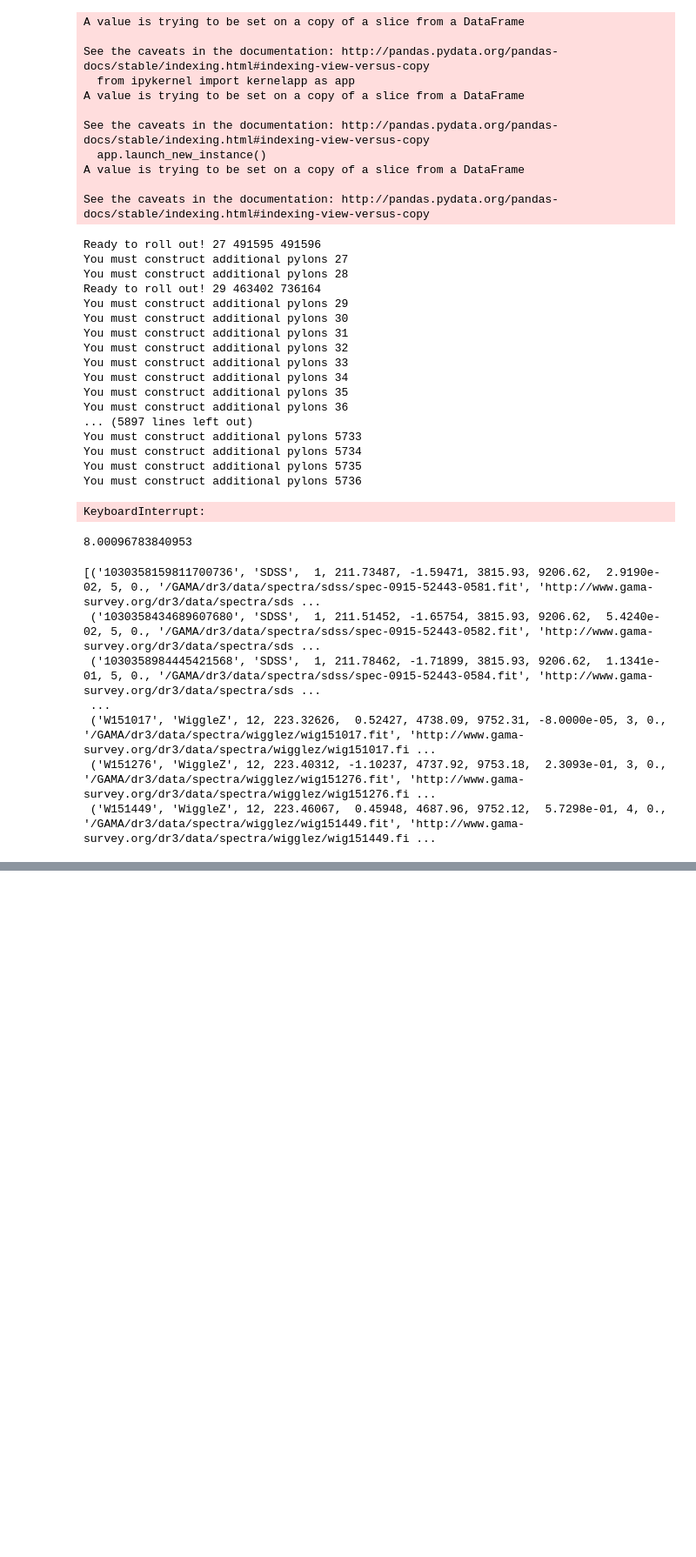
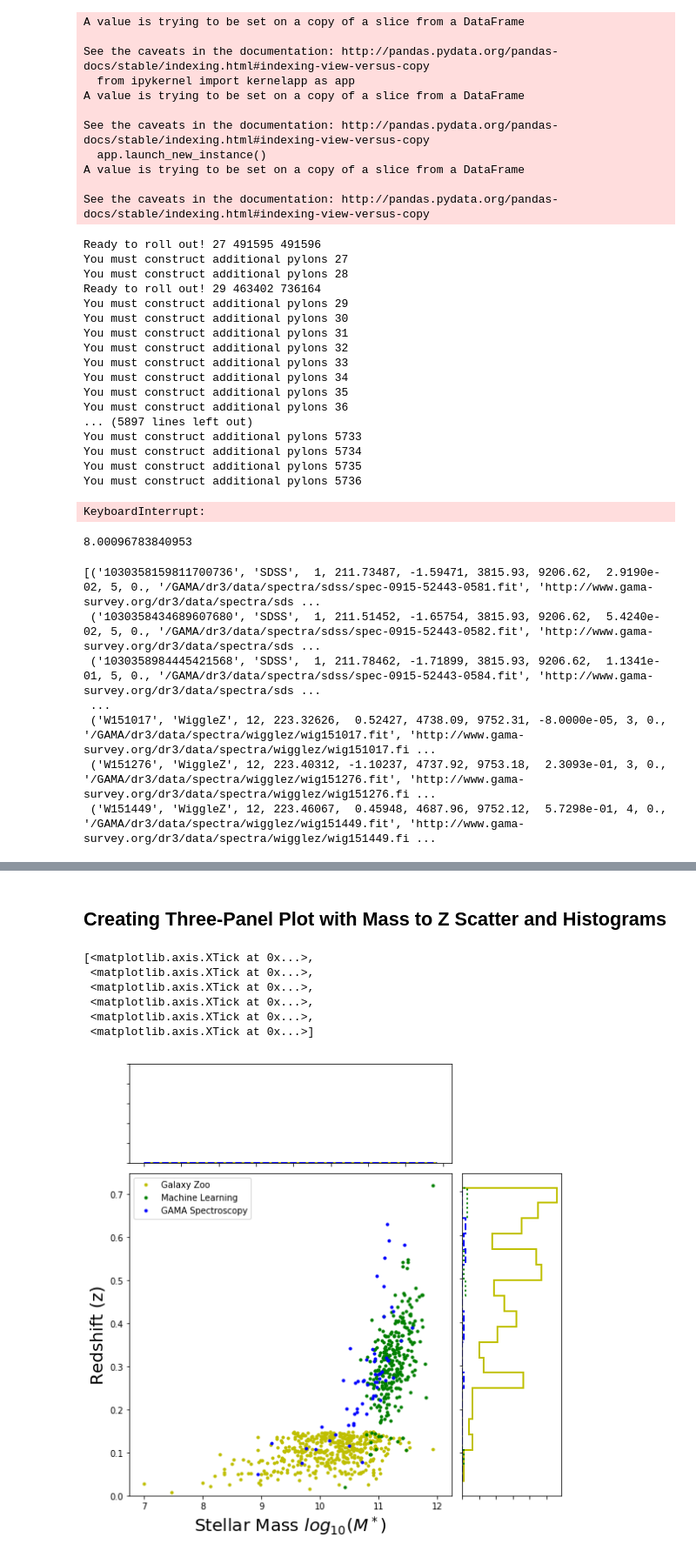
Before and after one commit to shawnknabel/lens_methods, a Jupyter notebook: Shawn Knabel - Gravitational Lensing Notebook - Concise.ipynb, the cells around one changed output, grey strips where cells are left out. Shown at 87% size. Cells and saved outputs as stored; diff of their text form; code cells hidden in the pictures; blank space fills up the shorter version.

```diff
--- a/Shawn Knabel - Gravitational Lensing Notebook - Concise.ipynb
+++ b/Shawn Knabel - Gravitational Lensing Notebook - Concise.ipynb
@@ -822,0 +918,80 @@ print(thetaE1000) # Gave radius of 8 arcsecs... Need to divide by 3600 to get de
+# %% [markdown]
+## Creating Three-Panel Plot with Mass to Z Scatter and Histograms
+# %%
+# Three-panel plot
+from matplotlib.ticker import NullFormatter
+nullfmt   = NullFormatter()         # no labels
+# definitions for the axes
+left, width = 0.1, 0.65
+lower, height = 0.1, 0.65
+lower_h = left_h = left+width+0.02
+
+rect_scatter = [left, lower, width, height]
+rect_histx = [left, lower_h, width, 0.2]
+rect_histy = [left_h, lower, 0.2, height]
+
+    # start with a rectangular Figure
+plt.figure(1, figsize=(8,8))
+
+axScatter = plt.axes(rect_scatter)
+axHistx = plt.axes(rect_histx)
+axHisty = plt.axes(rect_histy)
+
+    # no labels
+axHistx.xaxis.set_major_formatter(nullfmt)
+axHisty.yaxis.set_major_formatter(nullfmt)
+
+axHistx.yaxis.set_major_formatter(nullfmt)
+axHisty.xaxis.set_major_formatter(nullfmt)
+
+# the scatter plots
+axScatter.plot(np.log10(zoo_lens20_with_mass.STELLAR_MASS), zoo_lens20_with_mass.Z, 'y.',label='Galaxy Zoo')
+axScatter.plot(np.log10(mac_with_mass.STELLAR_MASS), mac_with_mass.Z, 'g.',label='Machine Learning')
+axScatter.plot(np.log10(spec_with_mass.STELLAR_MASS), spec_with_mass.Z, 'b.',label='GAMA Spectroscopy')
+axScatter.legend(loc='upper left', numpoints=1)
+
+
+# now determine nice limits by hand:
+binwidth = 0.5
+bins=20
+xbins = np.arange(min(zoo_lens20_with_mass.STELLAR_MASS),max(zoo_lens20_with_mass.STELLAR_MASS), (max(zoo_lens20_with_mass.STELLAR_MASS)-min(zoo_lens20_with_mass.STELLAR_MASS))/bins)
+ybins = np.arange(min(zoo_lens20_with_mass.Z),max(zoo_lens20_with_mass.Z), (max(zoo_lens20_with_mass.Z)-min(zoo_lens20_with_mass.Z))/bins)
+
+axScatter.set_xlim((min(zoo_lens20_with_mass.STELLAR_MASS)-0.5, max(zoo_lens20_with_mass.STELLAR_MASS)+0.5))
+axScatter.set_ylim((min(zoo_lens20_with_mass.Z)-0.05, max(zoo_lens20_with_mass.Z)+0.05))
+axScatter.axis([6.75,12.25,0.,0.75], prop={'size':25})
+
+axScatter.set_xlabel(r'Stellar Mass $log_{10}(M^*)$', fontsize=20)
+axScatter.set_ylabel(r'Redshift (z)', fontsize=20)
+
+#xbins = np.arange(8.5, 12.5, xbinwidth)
+#ybins = np.arange(0., 0.6, ybinwidth)
+
+axHisty.hist(zoo_lens20_with_mass.Z, orientation='horizontal', bins=ybins,color='y', histtype = 'step', linewidth=2)
+axHisty.hist(mac_with_mass.Z, orientation='horizontal', bins=ybins,color='g', histtype = 'step', linewidth=2, linestyle='dotted')
+axHisty.hist(spec_with_mass.Z, orientation='horizontal', bins=ybins,color='b',  histtype = 'step', linewidth=2, linestyle='dashed')
+
+axHistx.hist(np.log10(zoo_lens20_with_mass.STELLAR_MASS), bins=xbins,color='y', histtype = 'step', linewidth=2)
+axHistx.hist(np.log10(mac_with_mass.STELLAR_MASS), bins=xbins,color='g', histtype = 'step', linewidth=2, linestyle='dotted')
+axHistx.hist(np.log10(spec_with_mass.STELLAR_MASS), bins=xbins,color='b', histtype = 'step', linewidth=2, linestyle='dashed')
+
+#axHistx.set_xlim( axScatter.get_xlim() )
+#axHisty.set_ylim( axScatter.get_ylim() )
+#axHisty.set_xlabel(r'#', fontsize=20)
+#axHistx.set_ylabel(r'#', fontsize=20)
+    # Referee asks for tick marks at unity along y-axes
+axHistx.set_yticks([0,10,20,30,40,50])
+axHisty.set_xticks([0,10,20,30,40,50])
+
+   # savefig('./LENSES_mass_z_threeplot.png')
+    #savefig('./LENSES_mass_z_threeplot.pdf')
+
+    #savefig('/Users/bholwerd/Desktop/Proposals/HST/C24/SNAP-GAMA-LENSES/Figures/LENSES_mass_z_threeplot.pdf')
+# %% [output]
+[<matplotlib.axis.XTick at 0x...>,
+ <matplotlib.axis.XTick at 0x...>,
+ <matplotlib.axis.XTick at 0x...>,
+ <matplotlib.axis.XTick at 0x...>,
+ <matplotlib.axis.XTick at 0x...>,
+ <matplotlib.axis.XTick at 0x...>]
+[figure, added]
```
Also changed, not shown: parts of 4 cells of this notebook.
